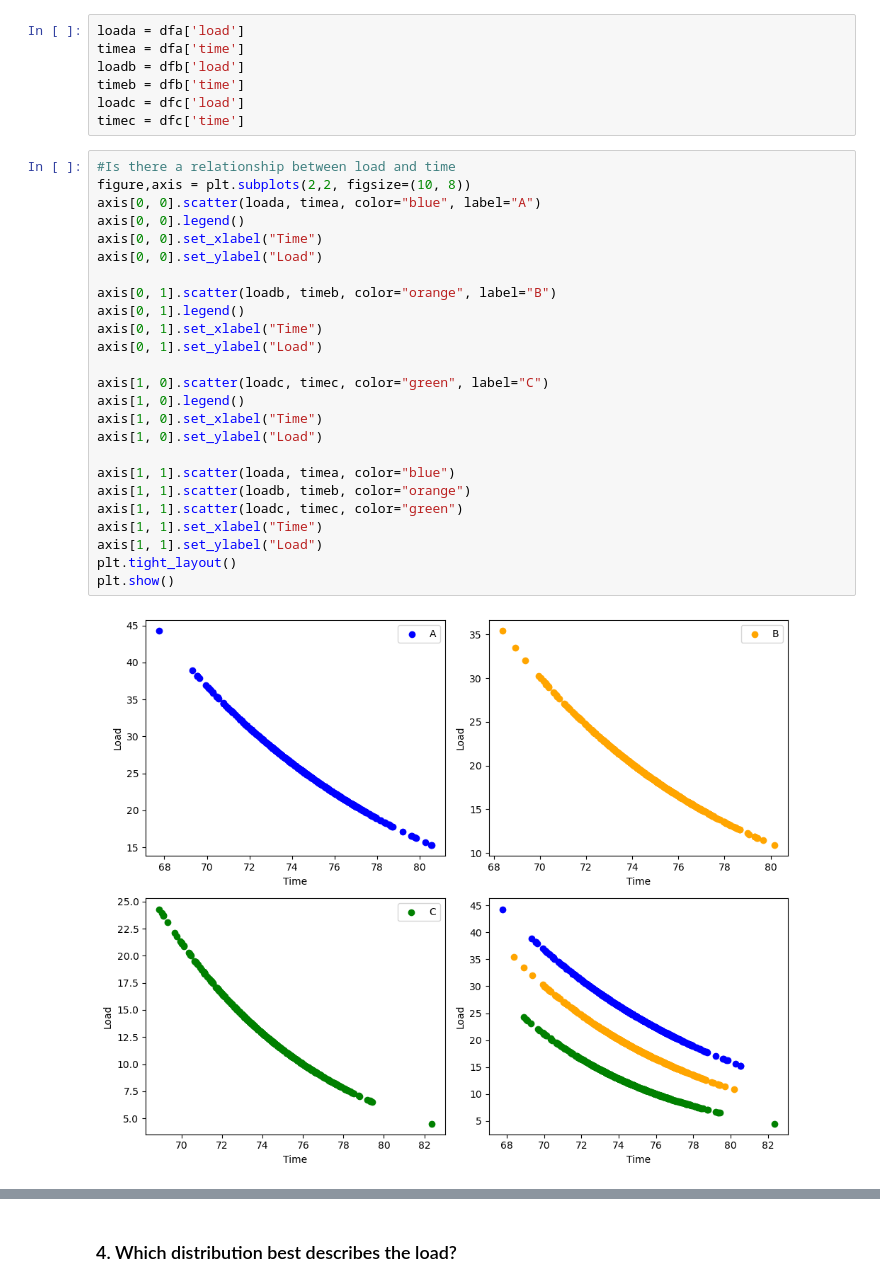
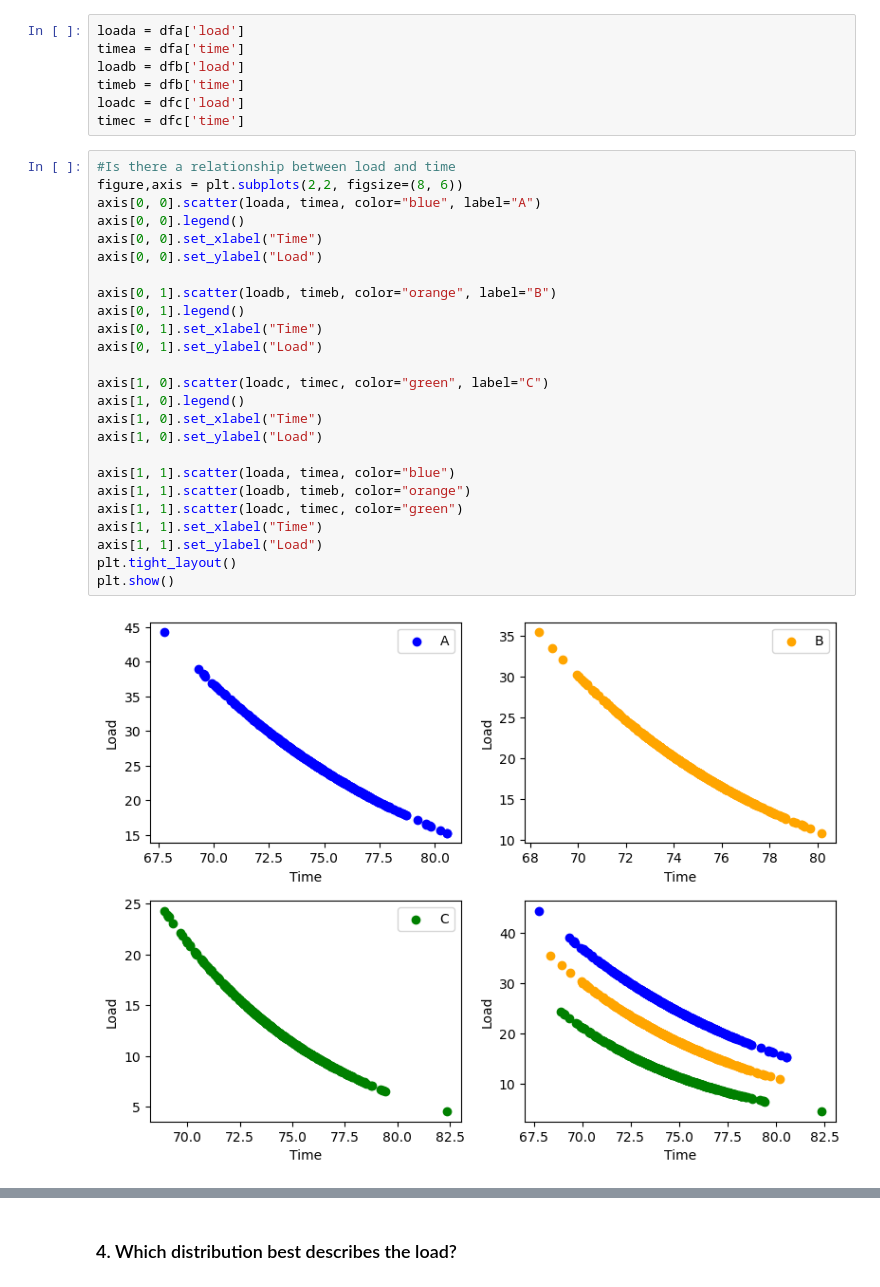
Before and after one commit to iorthethug/IAI-eMaintenance-Assignment-1, a Jupyter notebook: ass2.ipynb, the cells around one changed output, grey strips where cells are left out. Saved outputs shown, nothing was run; the diff lists cells and outputs as text.

Commit message:
all plots done

```diff
--- a/ass2.ipynb
+++ b/ass2.ipynb
@@ -61,28 +126,28 @@ loadc = dfc['load']
 timec = dfc['time']
 # %%
 #Is there a relationship between load and time
-figure,axis = plt.subplots(2,2, figsize=(10, 8))
+figure,axis = plt.subplots(2,2, figsize=(8, 6))
 axis[0, 0].scatter(loada, timea, color="blue", label="A")
 axis[0, 0].legend()
 axis[0, 0].set_xlabel("Time")
 axis[0, 0].set_ylabel("Load")
 
 axis[0, 1].scatter(loadb, timeb, color="orange", label="B")
 axis[0, 1].legend()
 axis[0, 1].set_xlabel("Time")
 axis[0, 1].set_ylabel("Load")
 
 axis[1, 0].scatter(loadc, timec, color="green", label="C")
 axis[1, 0].legend()
 axis[1, 0].set_xlabel("Time")
 axis[1, 0].set_ylabel("Load")
 
 axis[1, 1].scatter(loada, timea, color="blue")
 axis[1, 1].scatter(loadb, timeb, color="orange")
 axis[1, 1].scatter(loadc, timec, color="green")
 axis[1, 1].set_xlabel("Time")
 axis[1, 1].set_ylabel("Load")
 plt.tight_layout()
 plt.show()
 # %% [output]
-[figure, old version]
+[figure, new version]
```
Also changed, not shown: parts of 21 cells of this notebook.
